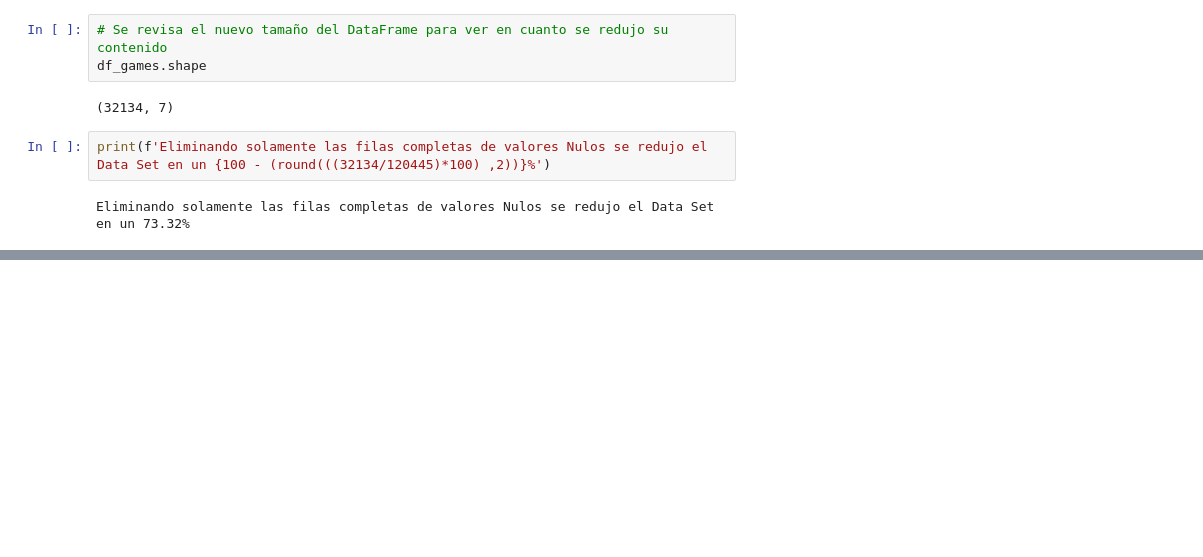
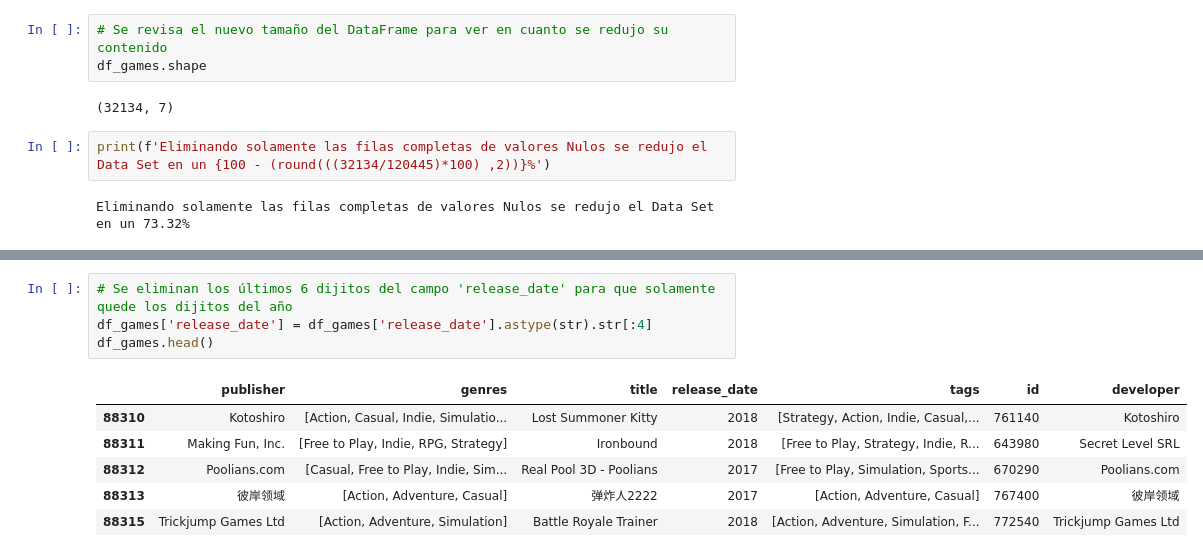
Before and after one commit to DavidssonGon/PI_ML_OPS_STEAM_DSFT17, a Jupyter notebook: ETL.ipynb, the cells around one changed output, grey strips where cells are left out. Saved outputs shown, nothing was run; the diff lists cells and outputs as text; blank space fills up the shorter version.

```diff
--- a/ETL.ipynb
+++ b/ETL.ipynb
@@ -920,0 +1058,11 @@ Eliminando solamente las filas completas de valores Nulos se redujo el Data Set
+# %%
+# Se eliminan los últimos 6 dijitos del campo 'release_date' para que solamente quede los dijitos del año
+df_games['release_date'] = df_games['release_date'].astype(str).str[:4]
+df_games.head()
+# %% [output]
+|  | publisher | genres | title | release_date | tags | id | developer |
+| 88310 | Kotoshiro | [Action, Casual, Indie, Simulatio... | Lost Summoner Kitty | 2018 | [Strategy, Action, Indie, Casual,... | 761140 | Kotoshiro |
+| 88311 | Making Fun, Inc. | [Free to Play, Indie, RPG, Strategy] | Ironbound | 2018 | [Free to Play, Strategy, Indie, R... | 643980 | Secret Level SRL |
+| 88312 | Poolians.com | [Casual, Free to Play, Indie, Sim... | Real Pool 3D - Poolians | 2017 | [Free to Play, Simulation, Sports... | 670290 | Poolians.com |
+| 88313 | 彼岸领域 | [Action, Adventure, Casual] | 弹炸人2222 | 2017 | [Action, Adventure, Casual] | 767400 | 彼岸领域 |
+| 88315 | Trickjump Games Ltd | [Action, Adventure, Simulation] | Battle Royale Trainer | 2018 | [Action, Adventure, Simulation, F... | 772540 | Trickjump Games Ltd |
```
Also changed, not shown: parts of 51 cells of this notebook.
